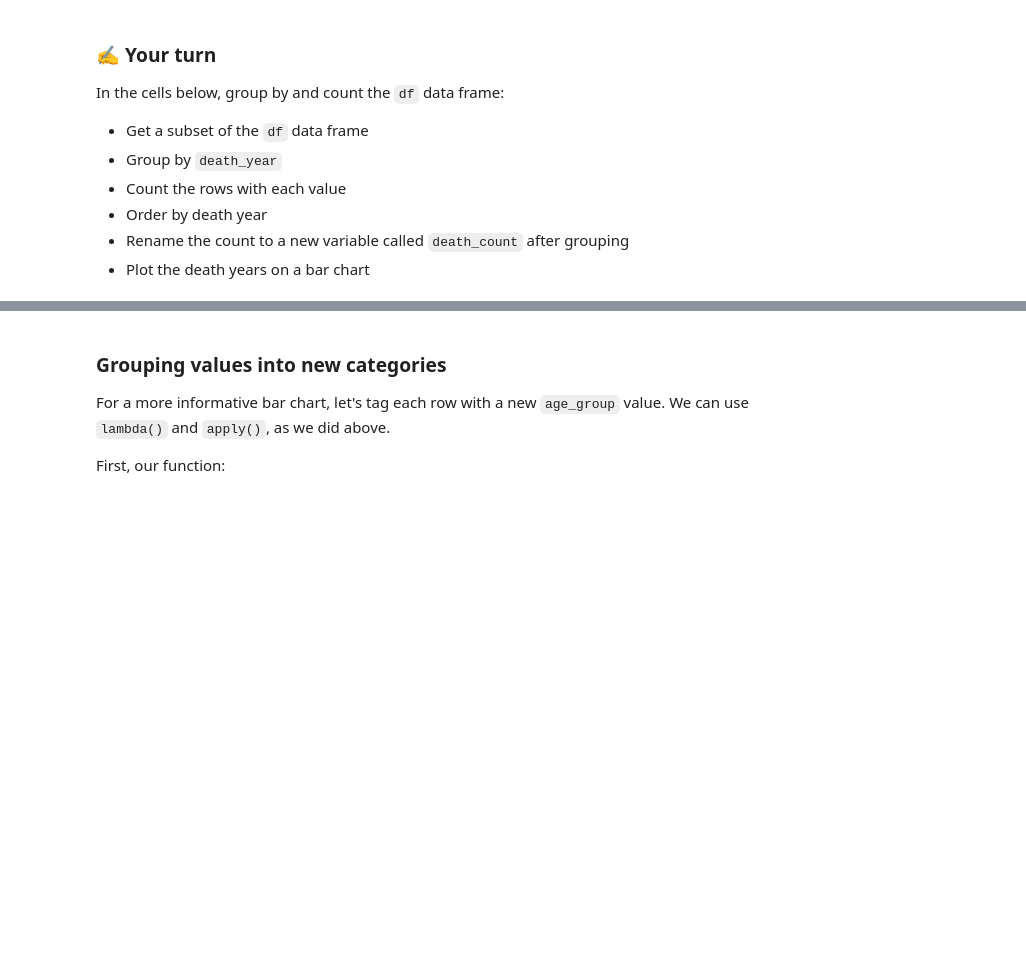
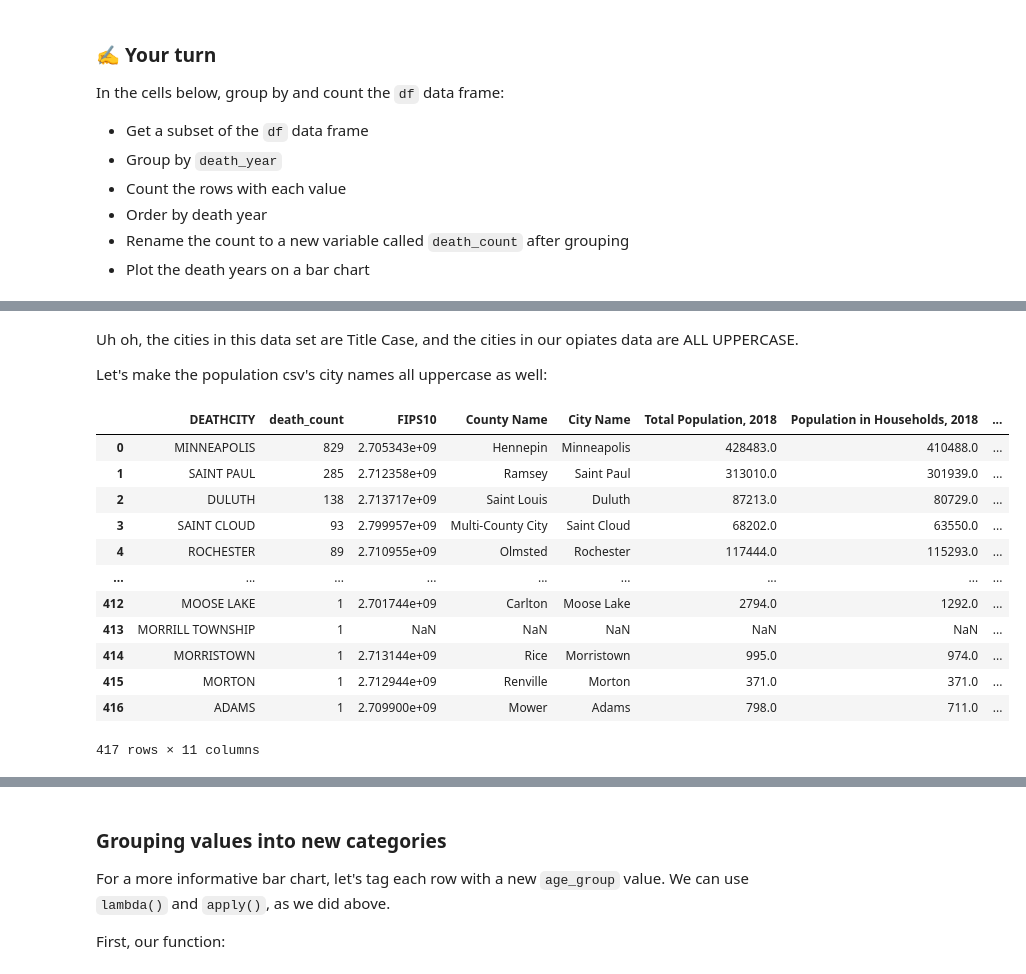
Before and after one commit to StellaYu101/teaching-guide-data-cleaning-and-viz-with-python, a Jupyter notebook: Data cleaning and visualization with pandas.ipynb, the cells around one changed output, grey strips where cells are left out. Drawn from its saved outputs; the diff is of its cells as text; code cells hidden in the pictures; blank space fills up the shorter version.

```diff
--- a/Data cleaning and visualization with pandas.ipynb
+++ b/Data cleaning and visualization with pandas.ipynb
@@ -136,3 +138,7 @@ Let's find out how many deaths occured in each city. Take the next few minutes t
 Here's a start for you to build on:
 # %%
 deaths_by_city = df[['DEATHCITY', 'STATEID']]  # Your code herey...
+# %%
+# Remove before class
+deaths_by_city = df[['DEATHCITY', 'STATEID']].groupby('DEATHCITY').count().reset_index().sort_values('STATEID', ascending=False)
+deaths_by_city
@@ -330,0 +390,4 @@ FileNotFoundError: [Errno 2] File b'mn_cities_townships_pop_estimates.csv' does
+# %% [markdown]
+Uh oh, the cities in this data set are Title Case, and the cities in our opiates data are ALL UPPERCASE.
+
+Let's make the population csv's city names all uppercase as well:
@@ -330,0 +396,22 @@ FileNotFoundError: [Errno 2] File b'mn_cities_townships_pop_estimates.csv' does
+# %%
+deaths_by_city_merged = deaths_by_city.merge(
+    pop_estimates,
+    how="left",
+    left_on="DEATHCITY",
+    right_on="city_name_capped"
+)
+deaths_by_city_merged
+# %% [output]
+|  | DEATHCITY | death_count | FIPS10 | County Name | City Name | Total Population, 2018 | Population in Households, 2018 | ... |
+| 0 | MINNEAPOLIS | 829 | 2.705343e+09 | Hennepin | Minneapolis | 428483.0 | 410488.0 | ... |
+| 1 | SAINT PAUL | 285 | 2.712358e+09 | Ramsey | Saint Paul | 313010.0 | 301939.0 | ... |
+| 2 | DULUTH | 138 | 2.713717e+09 | Saint Louis | Duluth | 87213.0 | 80729.0 | ... |
+| 3 | SAINT CLOUD | 93 | 2.799957e+09 | Multi-County City | Saint Cloud | 68202.0 | 63550.0 | ... |
+| 4 | ROCHESTER | 89 | 2.710955e+09 | Olmsted | Rochester | 117444.0 | 115293.0 | ... |
+| ... | ... | ... | ... | ... | ... | ... | ... | ... |
+| 412 | MOOSE LAKE | 1 | 2.701744e+09 | Carlton | Moose Lake | 2794.0 | 1292.0 | ... |
+| 413 | MORRILL TOWNSHIP | 1 | NaN | NaN | NaN | NaN | NaN | ... |
+| 414 | MORRISTOWN | 1 | 2.713144e+09 | Rice | Morristown | 995.0 | 974.0 | ... |
+| 415 | MORTON | 1 | 2.712944e+09 | Renville | Morton | 371.0 | 371.0 | ... |
+| 416 | ADAMS | 1 | 2.709900e+09 | Mower | Adams | 798.0 | 711.0 | ... |
+417 rows × 11 columns
```
Also changed, not shown: parts of 87 cells of this notebook, 1 other file.
